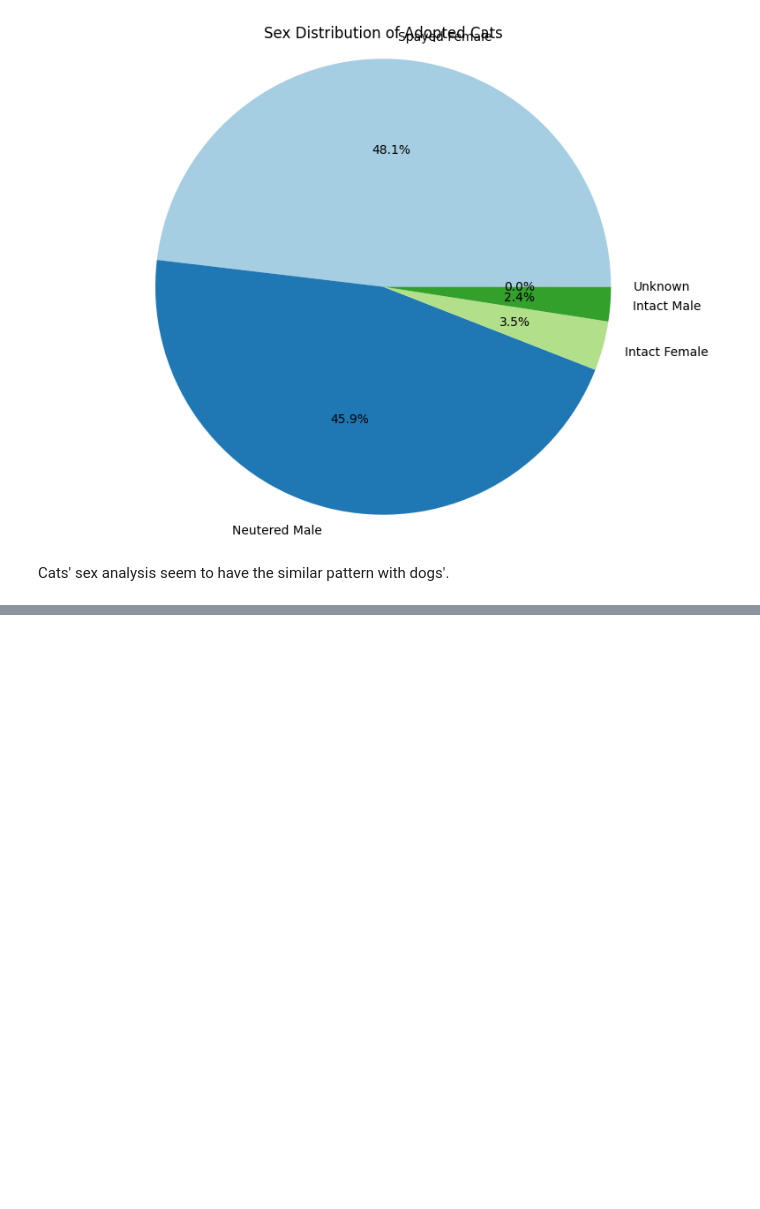
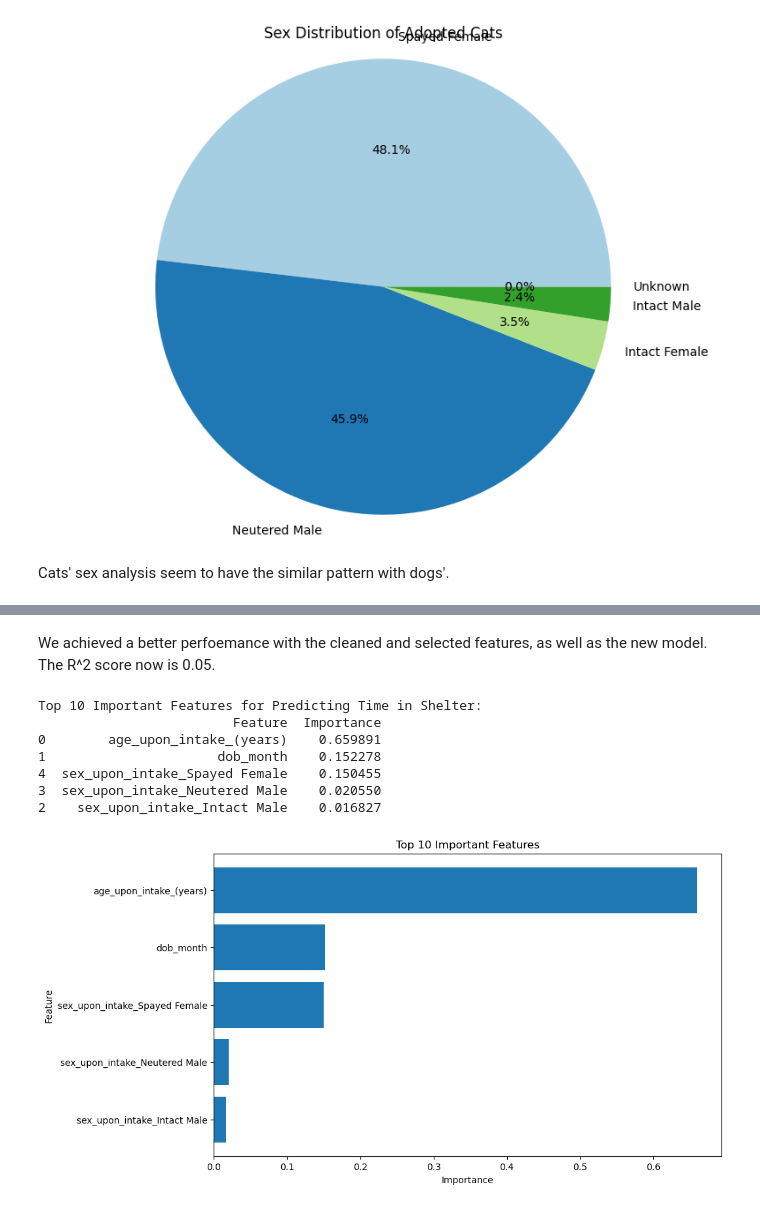
Before and after one commit to hlm01/ECE_143_Project, a Jupyter notebook: main.ipynb, the cells around one changed output, grey strips where cells are left out. Drawn from its saved outputs; the diff is of its cells as text; code cells hidden in the pictures; blank space fills up the shorter version.

Commit message:
none-linear regression analysis of cats

```diff
--- a/main.ipynb
+++ b/main.ipynb
@@ -497,0 +663,34 @@ Cats' sex analysis seem to have the similar pattern with dogs'.
+# %% [markdown]
+We achieved a better perfoemance with the cleaned and selected features, as well as the new model. The R^2 score now is 0.05.
+# %%
+# Retrieve feature importances
+feature_importances = gb_regressor_cleaned.feature_importances_
+
+# Create a DataFrame for feature importance
+importance_df = pd.DataFrame({
+    'Feature': X_regression_low_vif_cleaned.columns,
+    'Importance': feature_importances
+}).sort_values(by='Importance', ascending=False)
+
+# Display the top 10 most important features
+top_important_features = importance_df.head(10)
+print("Top 10 Important Features for Predicting Time in Shelter:")
+print(top_important_features)
+
+# Plot the feature importance
+plt.figure(figsize=(10, 6))
+plt.barh(top_important_features['Feature'], top_important_features['Importance'])
+plt.xlabel('Importance')
+plt.ylabel('Feature')
+plt.title('Top 10 Important Features')
+plt.gca().invert_yaxis()  # Reverse the y-axis for better readability
+plt.show()
+# %% [output]
+Top 10 Important Features for Predicting Time in Shelter:
+                         Feature  Importance
+0        age_upon_intake_(years)    0.659891
+1                      dob_month    0.152278
+4  sex_upon_intake_Spayed Female    0.150455
+3  sex_upon_intake_Neutered Male    0.020550
+2    sex_upon_intake_Intact Male    0.016827
+[figure, added]
```
Also changed, not shown: parts of 15 cells of this notebook.
